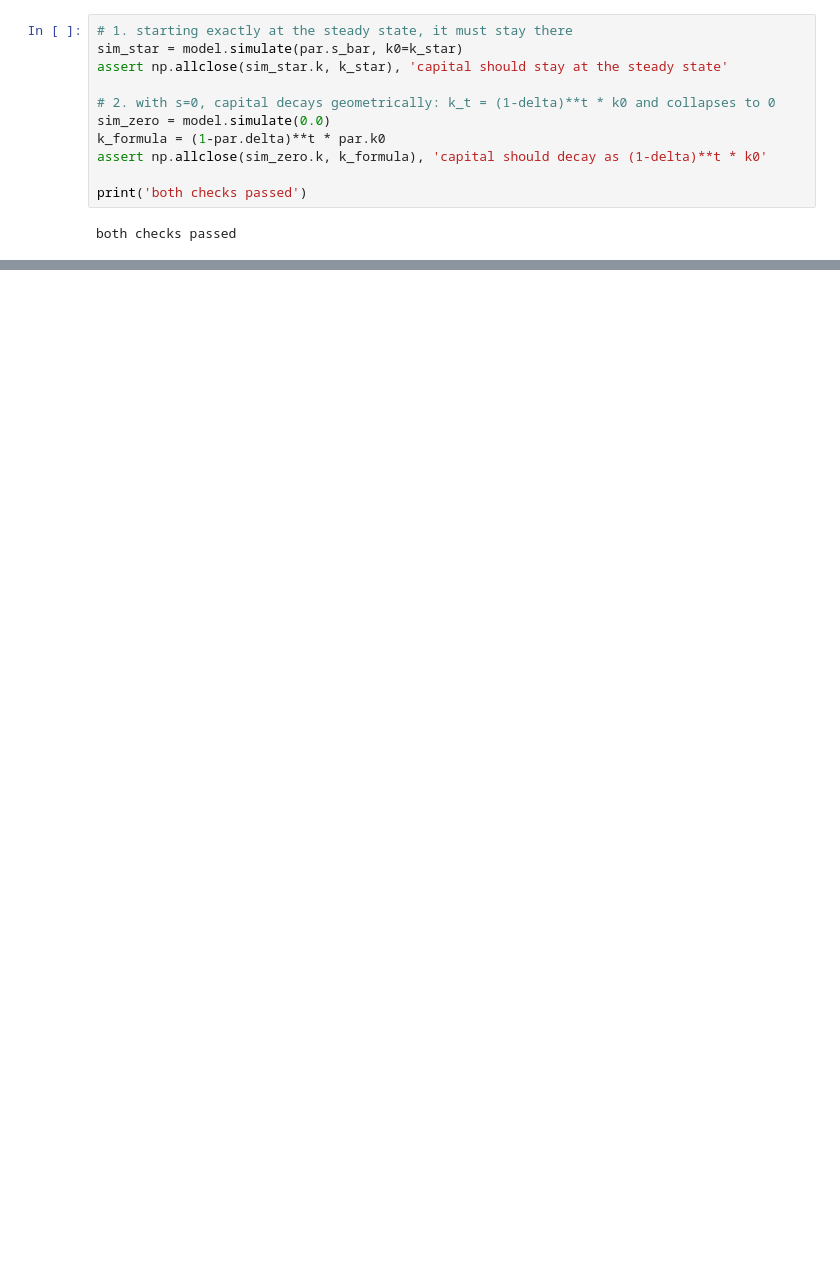
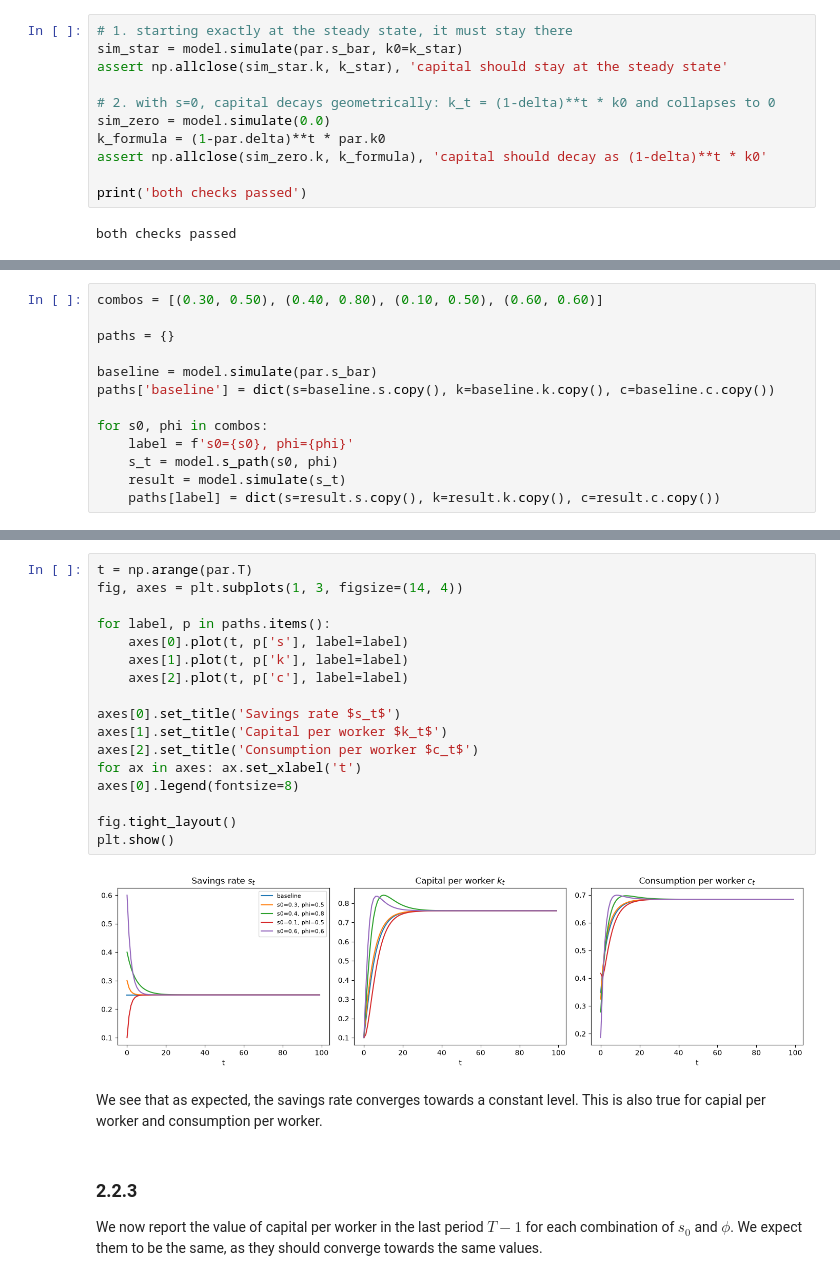
Before and after one commit to GB-Hansen/Snake-Charmers-2, a Jupyter notebook: Exam/03_examproject/Assignment2.ipynb, the cells around one changed output, grey strips where cells are left out. Drawn from its saved outputs; the diff is of its cells as text; blank space fills up the shorter version.

```diff
--- a/Exam/03_examproject/Assignment2.ipynb
+++ b/Exam/03_examproject/Assignment2.ipynb
@@ -100,0 +106,13 @@ Now we implement the new savings rule. We do this by updating the 's_path(self,s
+# %%
+combos = [(0.30, 0.50), (0.40, 0.80), (0.10, 0.50), (0.60, 0.60)]
+
+paths = {}
+
+baseline = model.simulate(par.s_bar)
+paths['baseline'] = dict(s=baseline.s.copy(), k=baseline.k.copy(), c=baseline.c.copy())
+
+for s0, phi in combos:
+    label = f's0={s0}, phi={phi}'
+    s_t = model.s_path(s0, phi)
+    result = model.simulate(s_t)
+    paths[label] = dict(s=result.s.copy(), k=result.k.copy(), c=result.c.copy())
@@ -100,0 +124,24 @@ Now we implement the new savings rule. We do this by updating the 's_path(self,s
+# %%
+t = np.arange(par.T)
+fig, axes = plt.subplots(1, 3, figsize=(14, 4))
+
+for label, p in paths.items():
+    axes[0].plot(t, p['s'], label=label)
+    axes[1].plot(t, p['k'], label=label)
+    axes[2].plot(t, p['c'], label=label)
+
+axes[0].set_title('Savings rate $s_t$')
+axes[1].set_title('Capital per worker $k_t$')
+axes[2].set_title('Consumption per worker $c_t$')
+for ax in axes: ax.set_xlabel('t')
+axes[0].legend(fontsize=8)
+
+fig.tight_layout()
+plt.show()
+# %% [output]
+[figure, added]
+# %% [markdown]
+We see that as expected, the savings rate converges towards a constant level. This is also true for capial per worker and consumption per worker.
+# %% [markdown]
+### 2.2.3
+We now report the value of capital per worker in the last period $T-1$ for each combination of $s_0$ and $\phi$. We expect them to be the same, as they should converge towards the same values.
```
Also changed, not shown: parts of 13 cells of this notebook, 1 other file.
